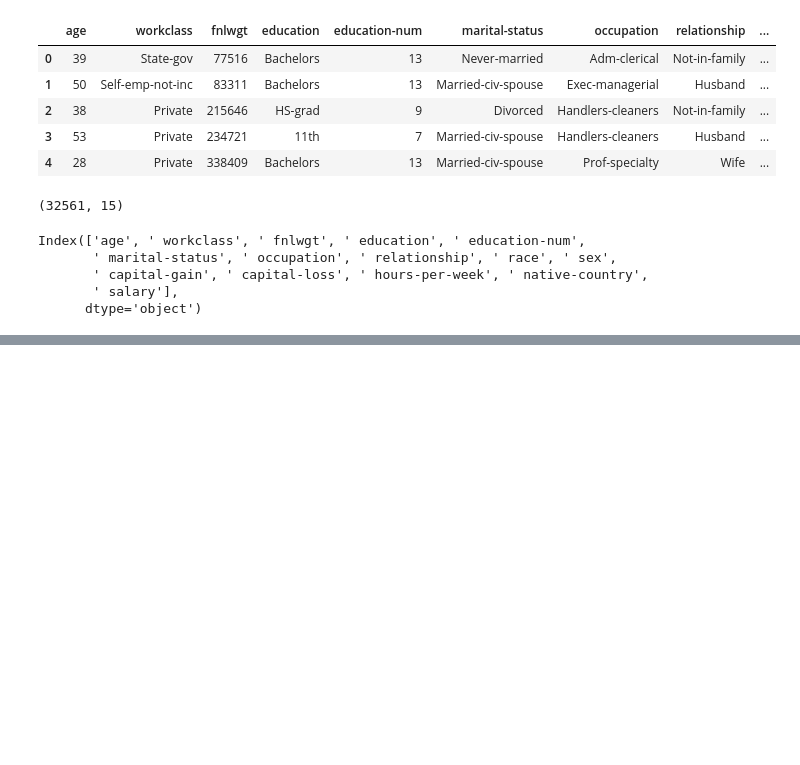
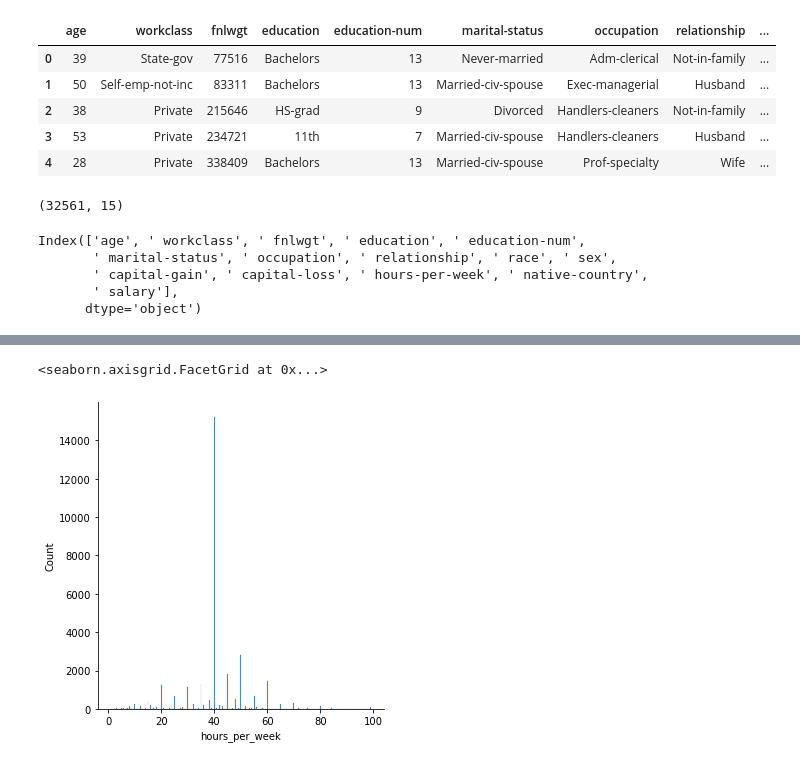
Before and after one commit to ram-polisetti/DataScience, a Jupyter notebook: AdultSalaryPrediction/AdultSalaryPrediction.ipynb, the cells around one changed output, grey strips where cells are left out. Saved outputs shown, nothing was run; the diff lists cells and outputs as text; code cells hidden in the pictures; blank space fills up the shorter version.

```diff
--- a/AdultSalaryPrediction/AdultSalaryPrediction.ipynb
+++ b/AdultSalaryPrediction/AdultSalaryPrediction.ipynb
@@ -43,0 +176,5 @@ Index(['age', ' workclass', ' fnlwgt', ' education', ' education_num',
+# %%
+sns.displot(salary_data, x = 'hours_per_week')
+# %% [output]
+<seaborn.axisgrid.FacetGrid at 0x...>
+[figure, added]
```
Also changed, not shown: parts of 27 cells of this notebook.
